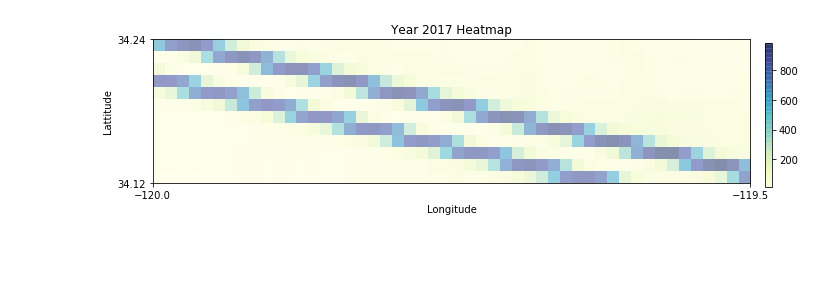
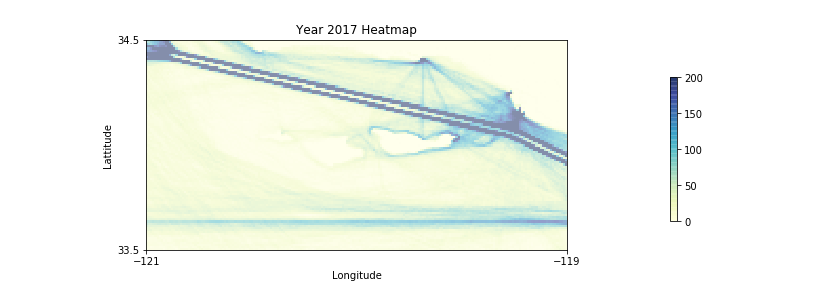
Before and after one commit to gotu0000/Conan, a Jupyter notebook: HeatMapApproach/YearlyHMVisual.ipynb, the cells around one changed output. Cells and saved outputs as stored; diff of their text form; code cells hidden in the pictures; blank space fills up the shorter version.

```diff
--- a/HeatMapApproach/YearlyHMVisual.ipynb
+++ b/HeatMapApproach/YearlyHMVisual.ipynb
@@ -56,33 +56,33 @@ boundaryArray = heatMapGrid[2]
 horizontalAxis = heatMapGrid[0]
 verticalAxis = heatMapGrid[1]
 # %%
-SOURCE_DIR = "M120_00_M190_50_34_12_34_24"
+SOURCE_DIR = "M121_00_M119_00_33_50_34_50"
 
 yearlyHMNP = np.load("../Data/"+SOURCE_DIR+"/YearlyHM.npy")
 # %%
 useAspect = 0
 aspectRatio = 16.0/9.0
 figWidth = 10
 figHeight = 4
 
 if useAspect == 1:
     figHeight = figWidth/aspectRatio
 
 fig = plt.figure(figsize=(figWidth,figHeight))
 ax1 = fig.add_axes([0.1, 0.15, 0.83, 0.73])
 ax1.set_xlabel('Longitude')
 ax1.set_ylabel('Lattitude')
 ax1.set_title('Year 2017 Heatmap')
 ax1.set_xticks([lonMin,lonMax])
 ax1.set_yticks([latMin,latMax])
 # ax1.imshow()
 yearlyHMImg = np.reshape(yearlyHMNP,(verticalAxis.shape[0],horizontalAxis.shape[0]))
 yearlyHMImg = np.flip(yearlyHMImg,axis=0)
 
-iMShowHandler = ax1.imshow(yearlyHMImg,cmap=plt.get_cmap('YlGnBu'),extent=[lonMin,lonMax,latMin,latMax],alpha = 0.5)
+iMShowHandler = ax1.imshow(yearlyHMImg,cmap=plt.get_cmap('YlGnBu'),extent=[lonMin,lonMax,latMin,latMax],alpha = 0.5, vmax = 200)
 
 ax2 = fig.add_axes([0.95, 0.25, 0.01, 0.50])
 fig.colorbar(iMShowHandler,ax2)
 fig.savefig("YearlyHM.png")
 # %% [output]
-[figure, old version]
+[figure, new version]
```
Also changed, not shown: parts of 1 cell of this notebook, 5 other files.
